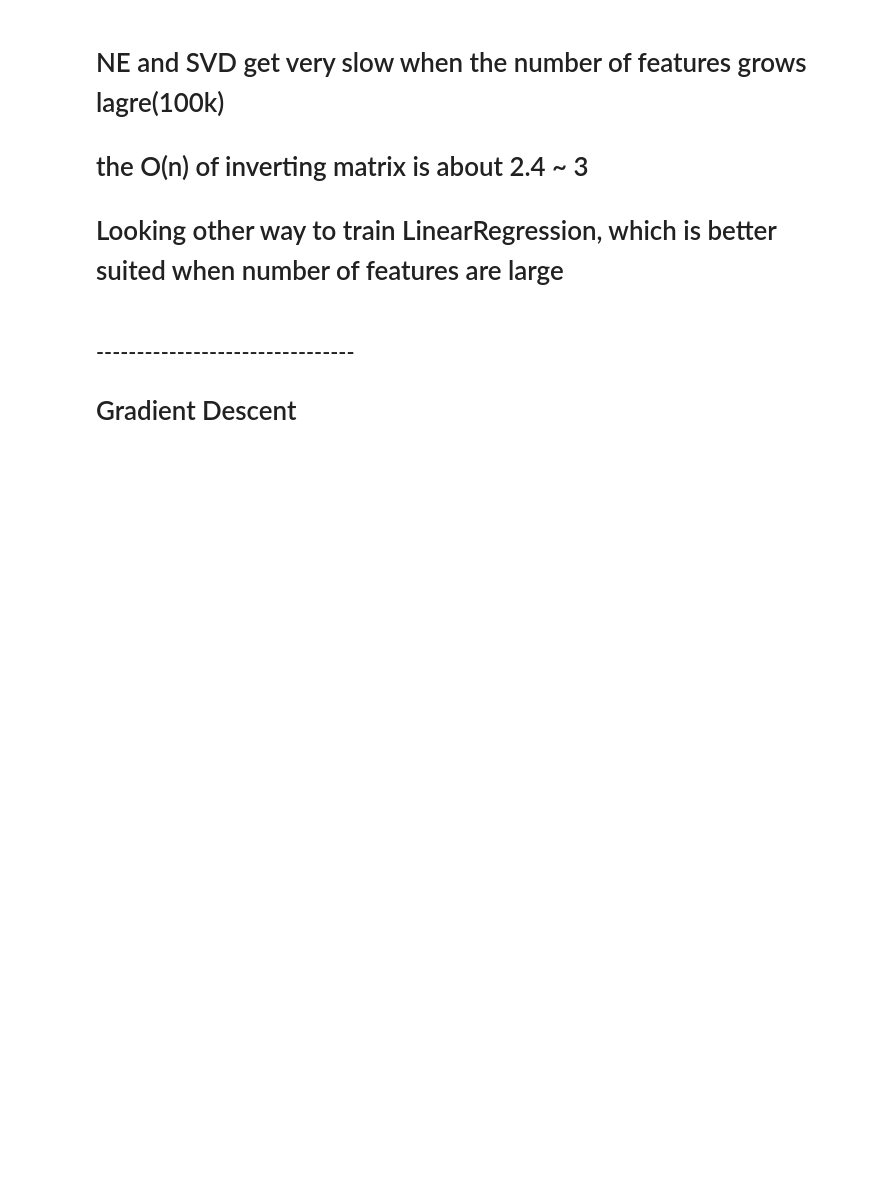
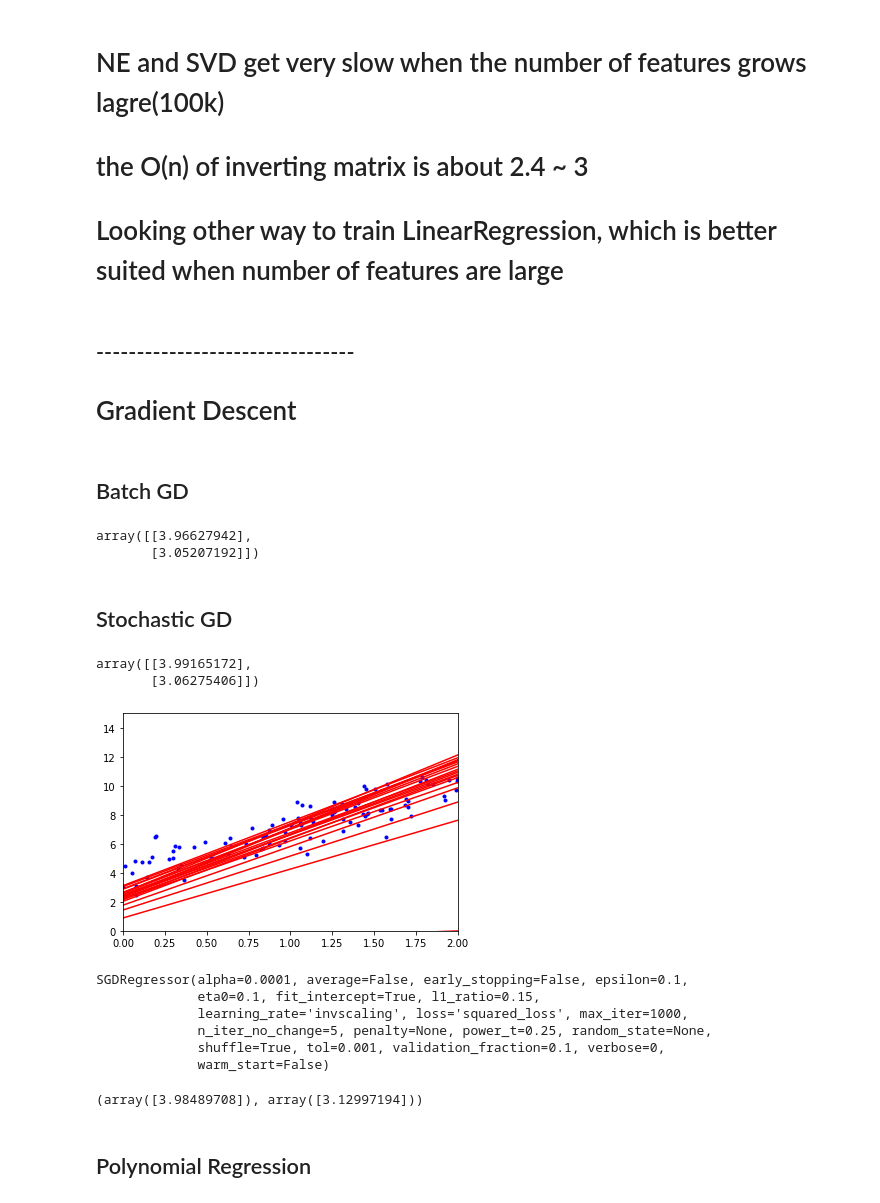
Before and after one commit to hovhanns/HandsOnML2, a Jupyter notebook: TrainingModels.ipynb, the cells around one changed output. Drawn from its saved outputs; the diff is of its cells as text; code cells hidden in the pictures; blank space fills up the shorter version.

```diff
--- a/TrainingModels.ipynb
+++ b/TrainingModels.ipynb
@@ -67,3 +67,75 @@ array([[3.96606521],
 # %% [markdown]
 ## --------------------------------
 # Gradient Descent
+# %% [markdown]
+## Batch GD
+# %%
+eta = 0.1 # learning rate
+n_iterations = 1000
+m = 100
+theta = np.random.randn(2, 1)
+
+for iteration in range(n_iterations):
+    gradients = 2/m * X_b.T.dot(X_b.dot(theta) - y)
+    theta = theta - eta*gradients
+
+theta
+# %% [output]
+array([[3.96627942],
+       [3.05207192]])
+# %% [markdown]
+## Stochastic GD
+# %%
+n_epochs = 50
+t0, t1 = 5, 50
+
+def learning_schedule(t):
+    return t0 / (t + t1)
+
+theta = np.random.randn(2, 1)
+thetas = []
+for epoch in range(n_epochs):
+    for i in range(m):
+        random_index = np.random.randint(m)
+        xi = X_b[random_index:random_index+1]
+        yi = y[random_index:random_index+1]
+        gradients = 2 * xi.T.dot(xi.dot(theta) - yi)
+        eta = learning_schedule(epoch*m + i)
+        thetas.append(theta)
+        theta = theta - eta * gradients
+
+
+theta
+# %% [output]
+array([[3.99165172],
+       [3.06275406]])
+# %%
+
+X_new = np.array([[0], [2]])
+X_new_b = np.c_[np.ones((2,1)), X_new]
+# %%
+plt.plot(X, y, "b.")
+for i in range(20):
+    y_predict = X_new_b.dot(thetas[i])
+    plt.plot(X_new, y_predict, "r-")
+plt.axis([0, 2, 0, 15])
+plt.show()
+# %% [output]
+[figure, added]
+# %%
+from sklearn.linear_model import SGDRegressor
+sgd_reg = SGDRegressor(max_iter=1000, tol=1e-3, penalty=None, eta0=0.1)
+sgd_reg.fit(X, y.ravel())
+# %% [output]
+SGDRegressor(alpha=0.0001, average=False, early_stopping=False, epsilon=0.1,
+             eta0=0.1, fit_intercept=True, l1_ratio=0.15,
+             learning_rate='invscaling', loss='squared_loss', max_iter=1000,
+             n_iter_no_change=5, penalty=None, power_t=0.25, random_state=None,
+             shuffle=True, tol=0.001, validation_fraction=0.1, verbose=0,
+             warm_start=False)
+# %%
+sgd_reg.intercept_, sgd_reg.coef_
+# %% [output]
+(array([3.98489708]), array([3.12997194]))
+# %% [markdown]
+## Polynomial Regression
```
Also changed, not shown: parts of 7 cells of this notebook.
